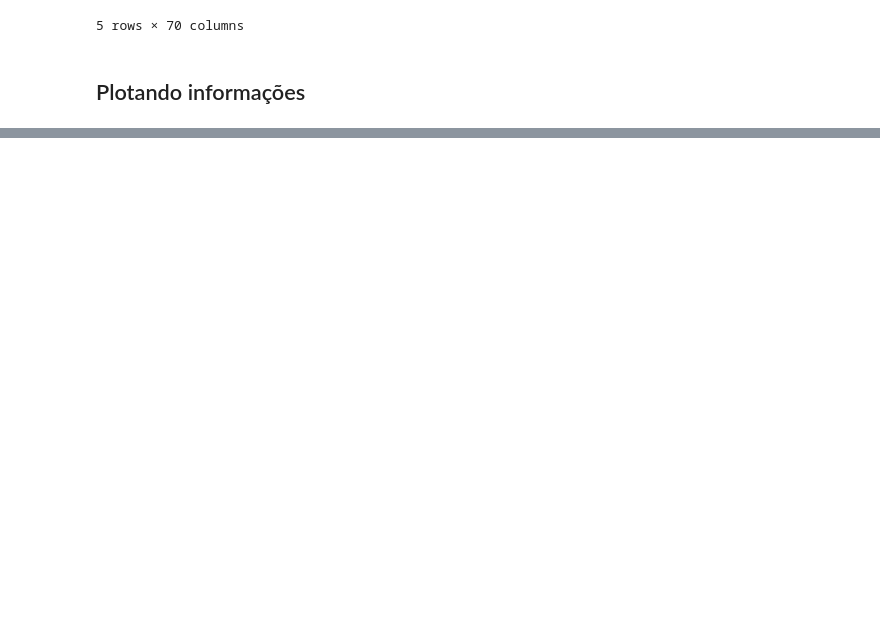
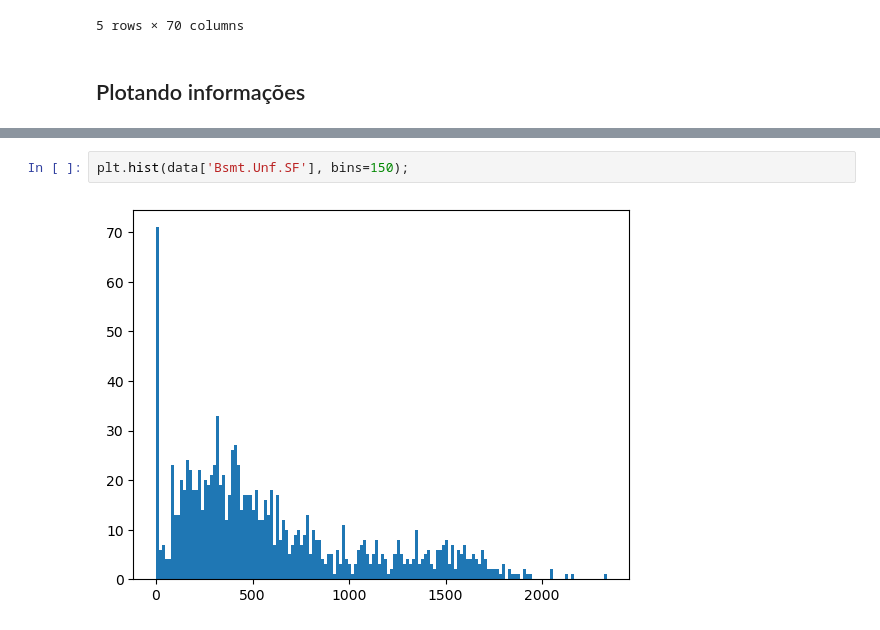
Before and after one commit to RodrigoAnciaes/projeto1-ml-ames-mlops, a Jupyter notebook: notebooks/projeto1-feature-eng.ipynb, the cells around one changed output, grey strips where cells are left out. Drawn from its saved outputs; the diff is of its cells as text; blank space fills up the shorter version.

```diff
--- a/notebooks/projeto1-feature-eng.ipynb
+++ b/notebooks/projeto1-feature-eng.ipynb
@@ -107,0 +269,4 @@ plt.hist(log_bsmt, bins=100);
+# %%
+plt.hist(data['Bsmt.Unf.SF'], bins=150);
+# %% [output]
+[figure, added]
```
Also changed, not shown: parts of 28 cells of this notebook, 1 other file.
